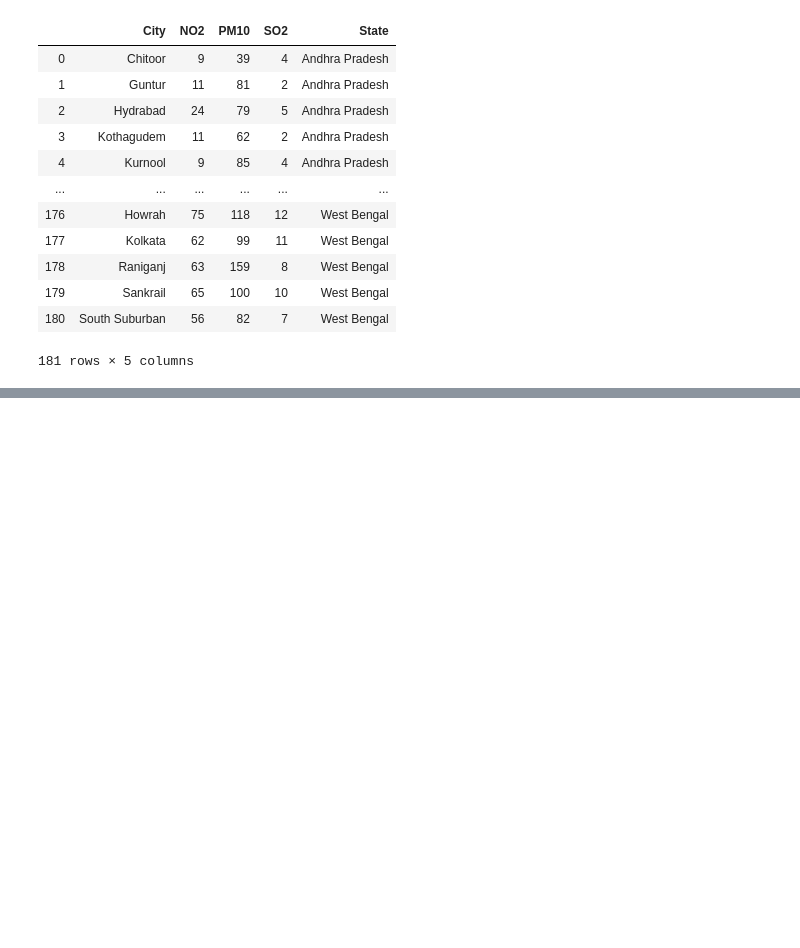
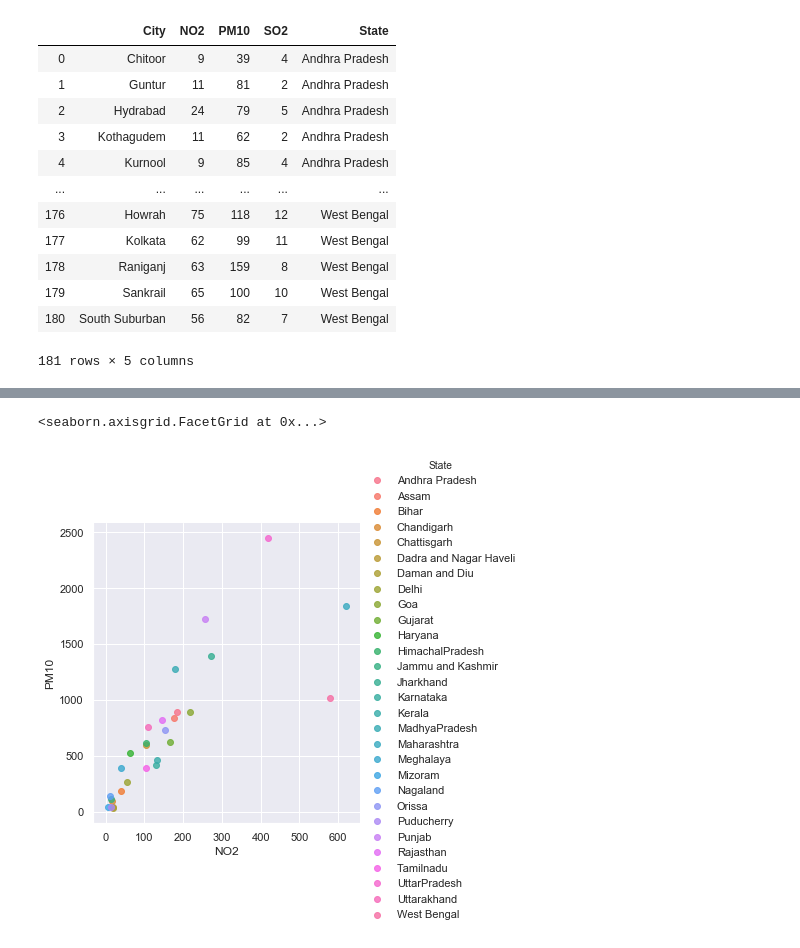
Before and after one commit to akshaynayanravi/pollution_data_india_2010, a Jupyter notebook: pollution_data_india_2010_clustering.ipynb, the cells around one changed output, grey strips where cells are left out. Cells and saved outputs as stored; diff of their text form; code cells hidden in the pictures; blank space fills up the shorter version.

```diff
--- a/pollution_data_india_2010_clustering.ipynb
+++ b/pollution_data_india_2010_clustering.ipynb
@@ -230,0 +263,5 @@ data_with_no_mv
+# %%
+sns.lmplot(x='NO2', y='PM10', hue='State', data=data_grouped, truncate=True)
+# %% [output]
+<seaborn.axisgrid.FacetGrid at 0x...>
+[figure, added]
```
Also changed, not shown: parts of 22 cells of this notebook.
